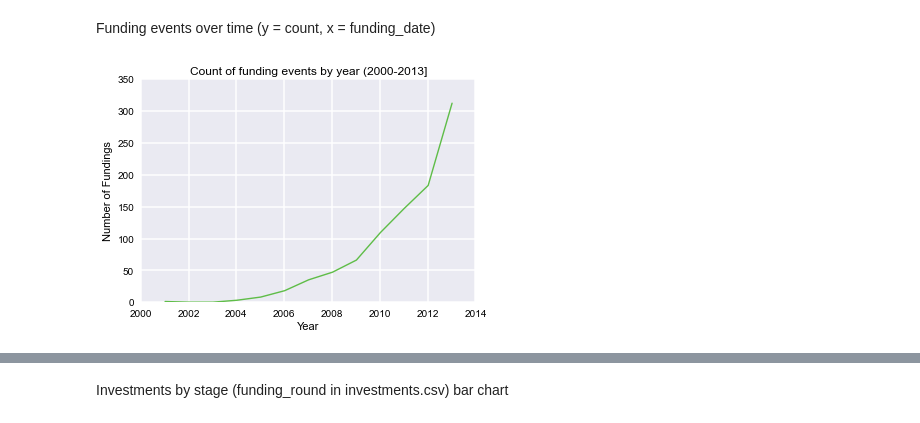
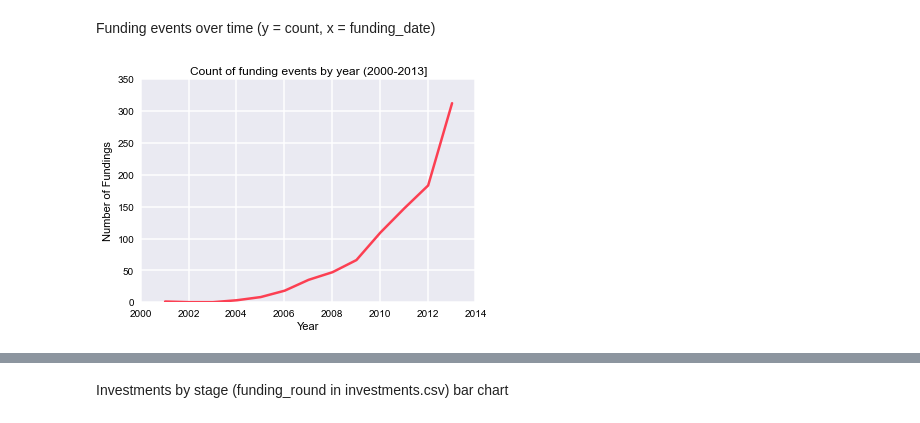
Before and after one commit to prabhamatta/Crunch-It, a Jupyter notebook: CrunchIt.ipynb, the cells around one changed output, grey strips where cells are left out. Drawn from its saved outputs; the diff is of its cells as text; code cells hidden in the pictures.

```diff
--- a/CrunchIt.ipynb
+++ b/CrunchIt.ipynb
@@ -300,9 +291,9 @@ Funding events over time (y = count, x = funding_date)
 # %%
 filter = (investments.funded_year > 2000) & (investments.funded_year <= 2013)
 counted = investments[filter].groupby('funded_year').count()['company_permalink']
-ax = counted.plot(title="Count of funding events by year (2000-2013]",color=COLOR_GREEN)
+ax = counted.plot(title="Count of funding events by year (2000-2013]",color=COLOR_RED,linewidth=2.5)
 ax.set_ylabel('Number of Fundings')
 ax.set_xlabel('Year')
 plt.show()
 # %% [output]
-[figure, old version]
+[figure, new version]
```
Also changed, not shown: parts of 17 cells of this notebook.
